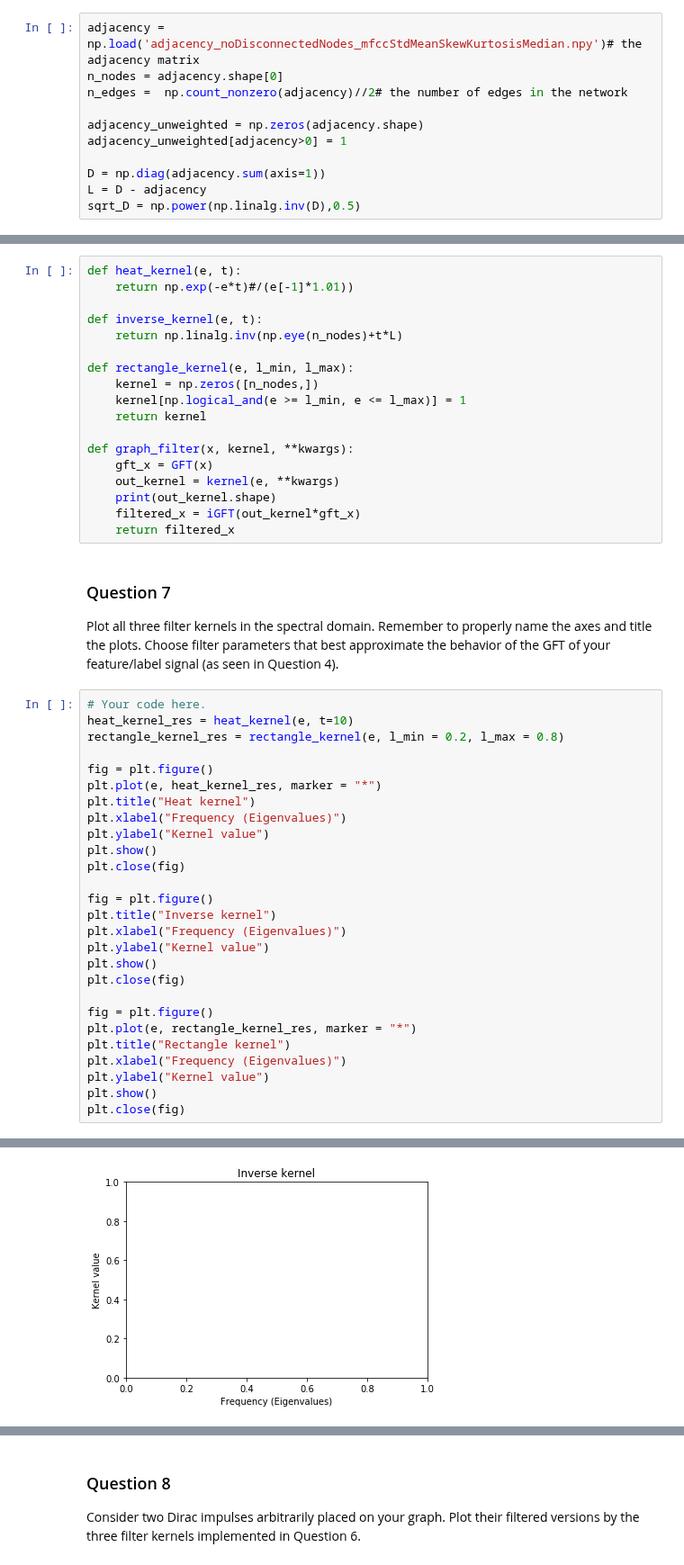
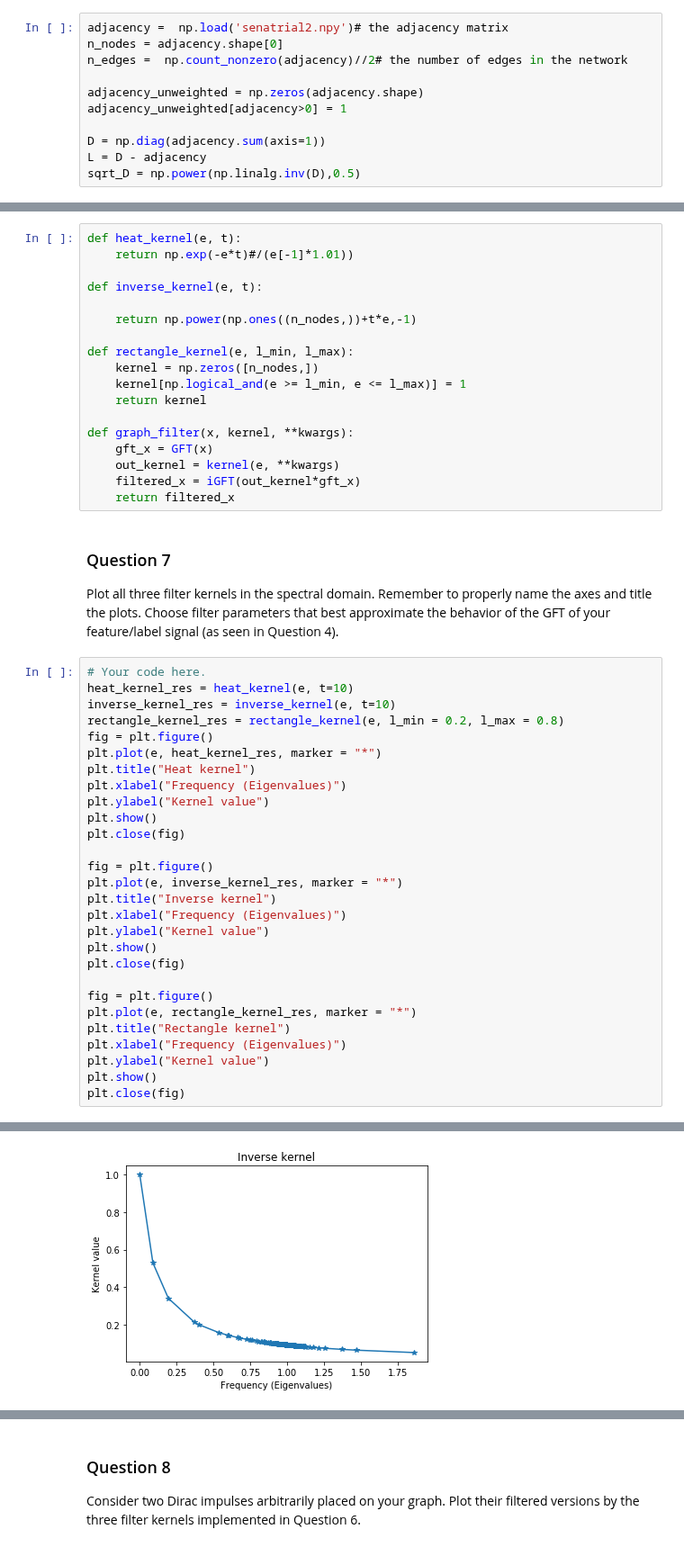
Before and after one commit to senakicir/ntds_project, a Jupyter notebook: 4_graph_signal_processing.ipynb, the cells around one changed output, grey strips where cells are left out. Shown at 90% size. Saved outputs shown, nothing was run; the diff lists cells and outputs as text.

```diff
--- a/4_graph_signal_processing.ipynb
+++ b/4_graph_signal_processing.ipynb
@@ -86,7 +86,7 @@ Import those objects in the cell below (or recompute the Laplacian and Gradient
 
 _Note_: If your features/labels are not floating-point numbers, please convert them. For example, if your data has labels "cat" and "dog" for nodes that represent cats or dogs, respectively, you may assign the number `1.0` for the label "cat" and the number `-1.0` for the label "dog".
 # %%
-adjacency =  np.load('adjacency_noDisconnectedNodes_mfccStdMeanSkewKurtosisMedian.npy')# the adjacency matrix
+adjacency =  np.load('senatrial2.npy')# the adjacency matrix
 n_nodes = adjacency.shape[0]
 n_edges =  np.count_nonzero(adjacency)//2# the number of edges in the network
 
@@ -243,7 +230,8 @@ def heat_kernel(e, t):
     return np.exp(-e*t)#/(e[-1]*1.01))
 
 def inverse_kernel(e, t):
-    return np.linalg.inv(np.eye(n_nodes)+t*L)
+
+    return np.power(np.ones((n_nodes,))+t*e,-1)
 
 def rectangle_kernel(e, l_min, l_max):
     kernel = np.zeros([n_nodes,])
@@ -253,7 +241,6 @@ def rectangle_kernel(e, l_min, l_max):
 def graph_filter(x, kernel, **kwargs):
     gft_x = GFT(x)
     out_kernel = kernel(e, **kwargs)
-    print(out_kernel.shape)
     filtered_x = iGFT(out_kernel*gft_x)
     return filtered_x
 # %% [markdown]
@@ -263,33 +250,34 @@ Plot all three filter kernels in the spectral domain. Remember to properly name
 # %%
 # Your code here.
 heat_kernel_res = heat_kernel(e, t=10)
+inverse_kernel_res = inverse_kernel(e, t=10)
 rectangle_kernel_res = rectangle_kernel(e, l_min = 0.2, l_max = 0.8)
-
 fig = plt.figure()
 plt.plot(e, heat_kernel_res, marker = "*")
 plt.title("Heat kernel")
 plt.xlabel("Frequency (Eigenvalues)")
 plt.ylabel("Kernel value")
 plt.show()
 plt.close(fig)
 
 fig = plt.figure()
+plt.plot(e, inverse_kernel_res, marker = "*")
 plt.title("Inverse kernel")
 plt.xlabel("Frequency (Eigenvalues)")
 plt.ylabel("Kernel value")
 plt.show()
 plt.close(fig)
 
 fig = plt.figure()
 plt.plot(e, rectangle_kernel_res, marker = "*")
 plt.title("Rectangle kernel")
 plt.xlabel("Frequency (Eigenvalues)")
 plt.ylabel("Kernel value")
 plt.show()
 plt.close(fig)
 # %% [output]
 [figure]
-[figure, old version]
+[figure, new version]
 [figure]
 # %% [markdown]
 ### Question 8
```
Also changed, not shown: parts of 15 cells of this notebook, 1 other file.
